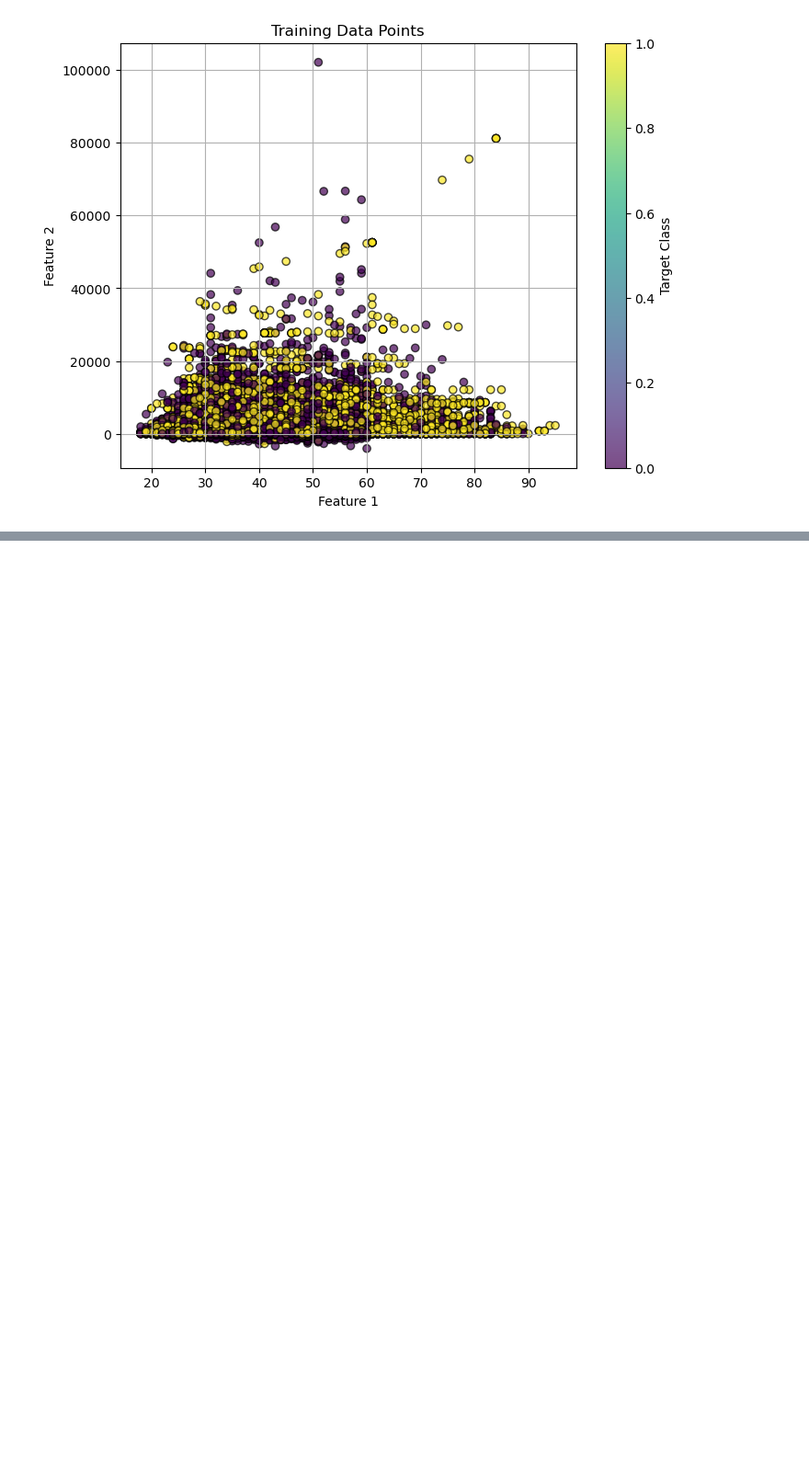
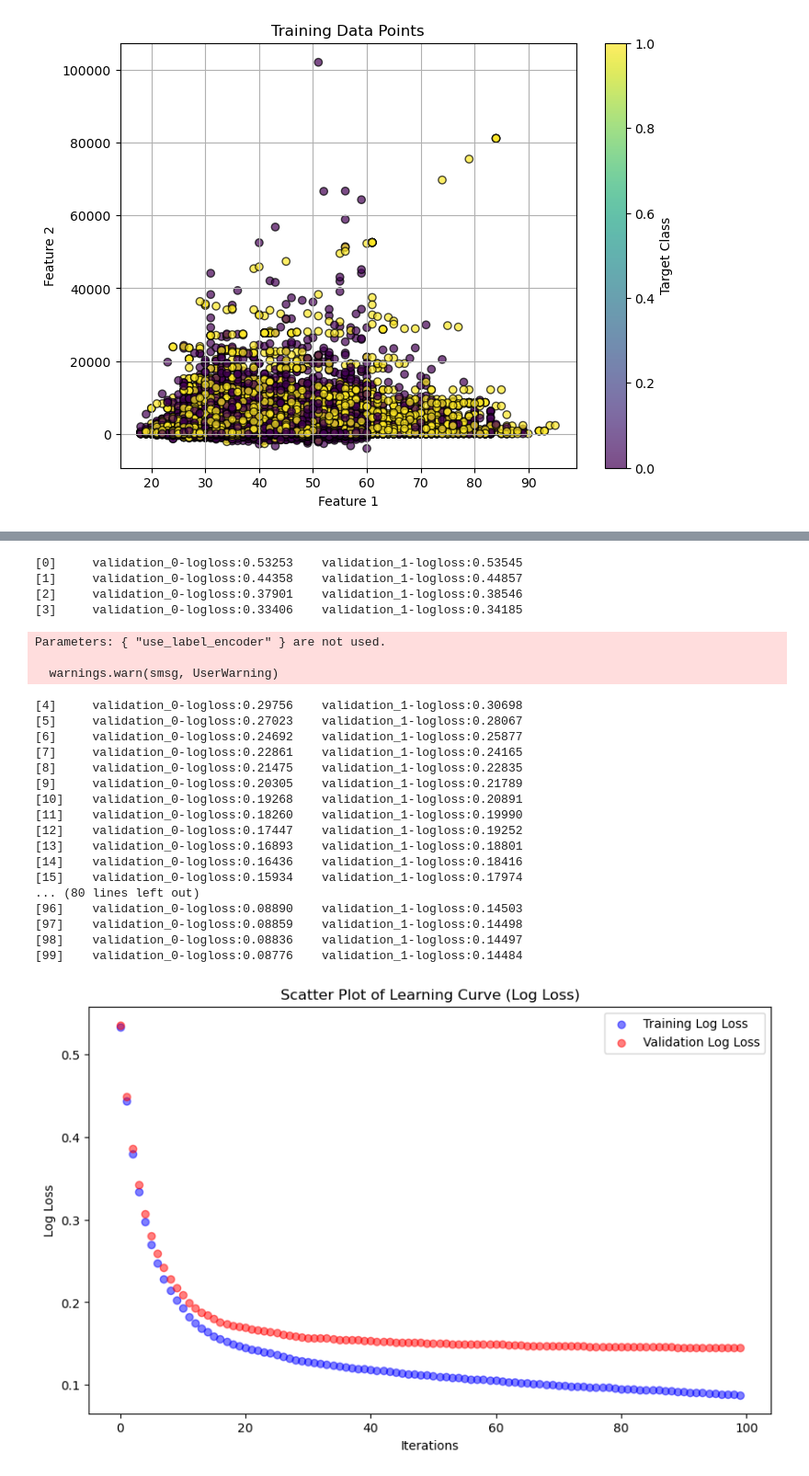
Before and after one commit to Sevinj-joy/ML_algorithm_examples, a Jupyter notebook: LogisticRegression/Bank Marketing Analysis/Bank Marketing.ipynb, the cells around one changed output, grey strips where cells are left out. Shown at 92% size. Drawn from its saved outputs; the diff is of its cells as text; code cells hidden in the pictures; blank space fills up the shorter version.

```diff
--- a/LogisticRegression/Bank Marketing Analysis/Bank Marketing.ipynb
+++ b/LogisticRegression/Bank Marketing Analysis/Bank Marketing.ipynb
@@ -227,4 +182,6 @@ weighted avg       0.94      0.94      0.94     23954
 # %%
+y = pd.Series(y)
+
 y = y.replace({'no': 0, 'yes': 1})
 print(y.unique())
 # %% [output]
@@ -587,0 +341,44 @@ plt.show()
+# %%
+
+xgb = XGBClassifier(random_state=42, use_label_encoder=False, eval_metric='logloss')
+
+# Train the model while tracking performance
+eval_set = [(X_train, y_train), (X_test, y_test)]
+xgb.fit(X_train, y_train, eval_set=eval_set, verbose=True)
+results = xgb.evals_result()
+
+# Scatter plot for training and validation log loss
+plt.figure(figsize=(10, 6))
+plt.scatter(range(len(results['validation_0']['logloss'])), results['validation_0']['logloss'], label='Training Log Loss', color='blue', alpha=0.5)
+plt.scatter(range(len(results['validation_1']['logloss'])), results['validation_1']['logloss'], label='Validation Log Loss', color='red', alpha=0.5)
+plt.xlabel('Iterations')
+plt.ylabel('Log Loss')
+plt.title('Scatter Plot of Learning Curve (Log Loss)')
+plt.legend()
+plt.show()
+# %% [output]
+[0]     validation_0-logloss:0.53253    validation_1-logloss:0.53545
+[1]     validation_0-logloss:0.44358    validation_1-logloss:0.44857
+[2]     validation_0-logloss:0.37901    validation_1-logloss:0.38546
+[3]     validation_0-logloss:0.33406    validation_1-logloss:0.34185
+Parameters: { "use_label_encoder" } are not used.
+
+  warnings.warn(smsg, UserWarning)
+[4]     validation_0-logloss:0.29756    validation_1-logloss:0.30698
+[5]     validation_0-logloss:0.27023    validation_1-logloss:0.28067
+[6]     validation_0-logloss:0.24692    validation_1-logloss:0.25877
+[7]     validation_0-logloss:0.22861    validation_1-logloss:0.24165
+[8]     validation_0-logloss:0.21475    validation_1-logloss:0.22835
+[9]     validation_0-logloss:0.20305    validation_1-logloss:0.21789
+[10]    validation_0-logloss:0.19268    validation_1-logloss:0.20891
+[11]    validation_0-logloss:0.18260    validation_1-logloss:0.19990
+[12]    validation_0-logloss:0.17447    validation_1-logloss:0.19252
+[13]    validation_0-logloss:0.16893    validation_1-logloss:0.18801
+[14]    validation_0-logloss:0.16436    validation_1-logloss:0.18416
+[15]    validation_0-logloss:0.15934    validation_1-logloss:0.17974
+... (80 lines left out)
+[96]    validation_0-logloss:0.08890    validation_1-logloss:0.14503
+[97]    validation_0-logloss:0.08859    validation_1-logloss:0.14498
+[98]    validation_0-logloss:0.08836    validation_1-logloss:0.14497
+[99]    validation_0-logloss:0.08776    validation_1-logloss:0.14484
+[figure, added]
```
Also changed, not shown: parts of 29 cells of this notebook.
